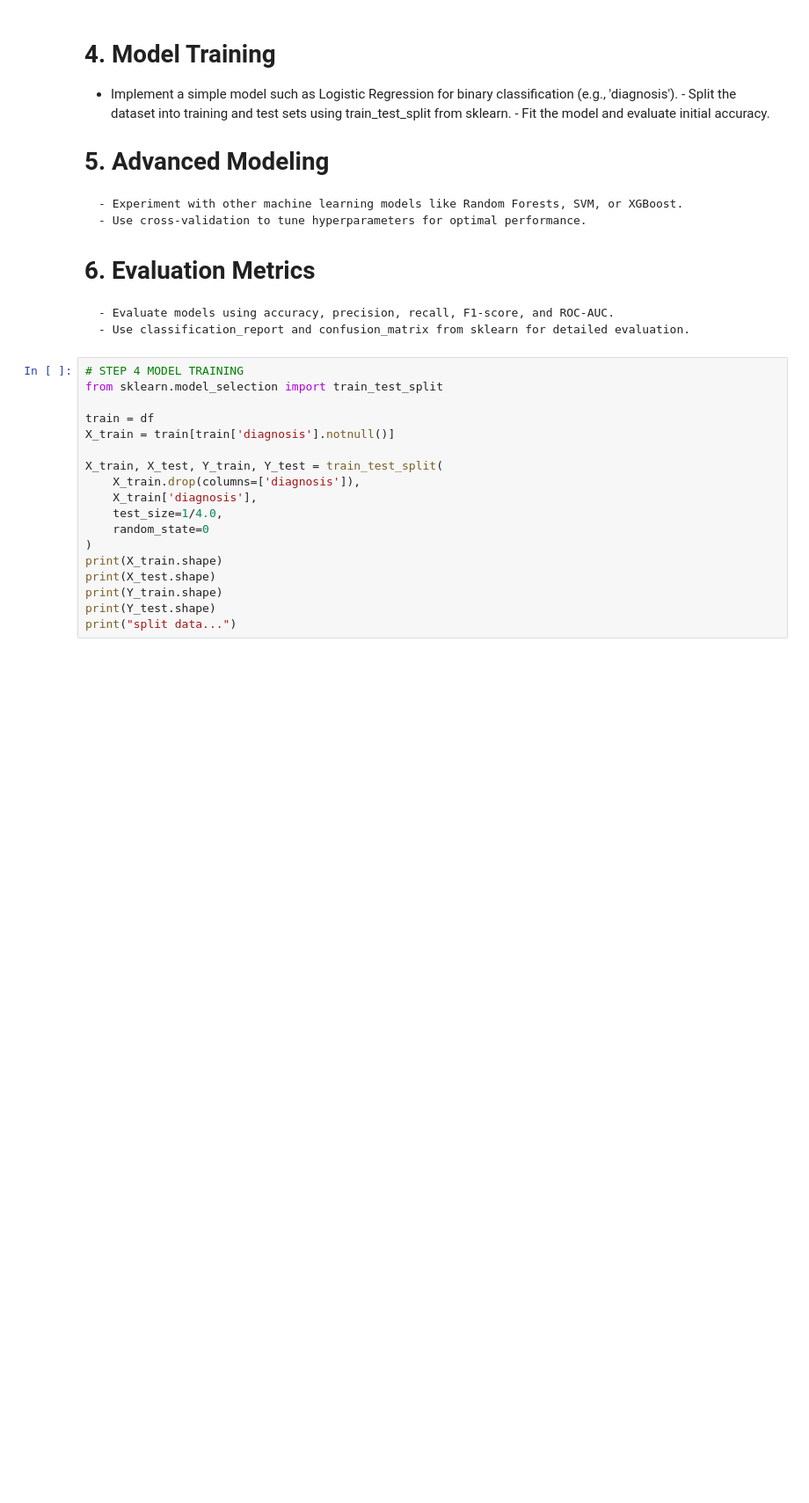
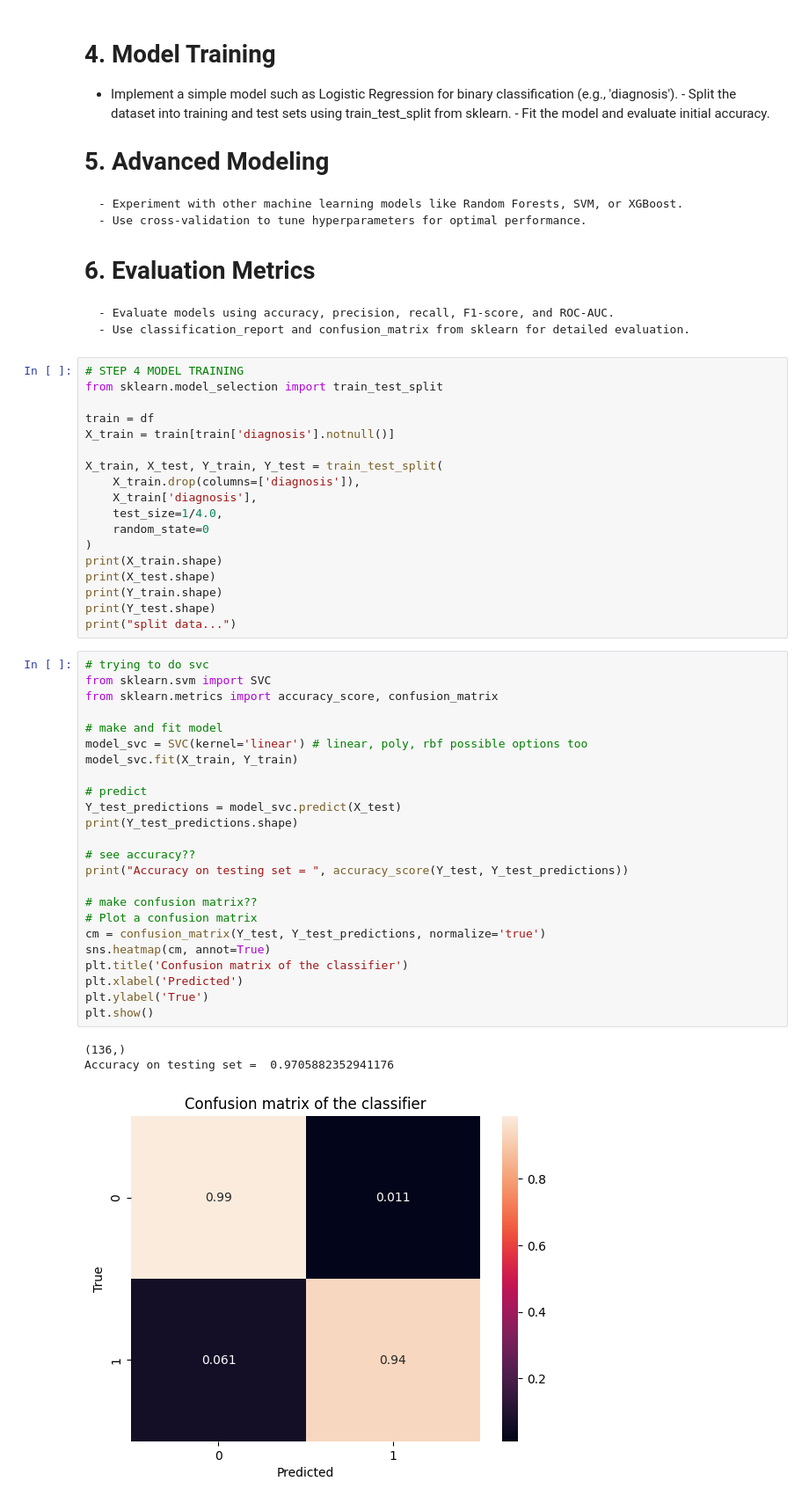
Before and after one commit to digitaldna01/CASCS506-FinalProject, a Jupyter notebook: Finalproject.ipynb, the cells around one changed output. Shown: that part at 88% size. Cells and saved outputs as stored; diff of their text form; blank space fills up the shorter version.

Commit message:
added svc from sklearn + accuracy + cm

```diff
--- a/Finalproject.ipynb
+++ b/Finalproject.ipynb
@@ -338,3 +338,31 @@ print(X_test.shape)
 print(Y_train.shape)
 print(Y_test.shape)
 print("split data...")
+# %%
+# trying to do svc
+from sklearn.svm import SVC
+from sklearn.metrics import accuracy_score, confusion_matrix
+
+# make and fit model
+model_svc = SVC(kernel='linear') # linear, poly, rbf possible options too
+model_svc.fit(X_train, Y_train)
+
+# predict
+Y_test_predictions = model_svc.predict(X_test)
+print(Y_test_predictions.shape)
+
+# see accuracy??
+print("Accuracy on testing set = ", accuracy_score(Y_test, Y_test_predictions))
+
+# make confusion matrix??
+# Plot a confusion matrix
+cm = confusion_matrix(Y_test, Y_test_predictions, normalize='true')
+sns.heatmap(cm, annot=True)
+plt.title('Confusion matrix of the classifier')
+plt.xlabel('Predicted')
+plt.ylabel('True')
+plt.show()
+# %% [output]
+(136,)
+Accuracy on testing set =  0.9705882352941176
+[figure, added]
```
